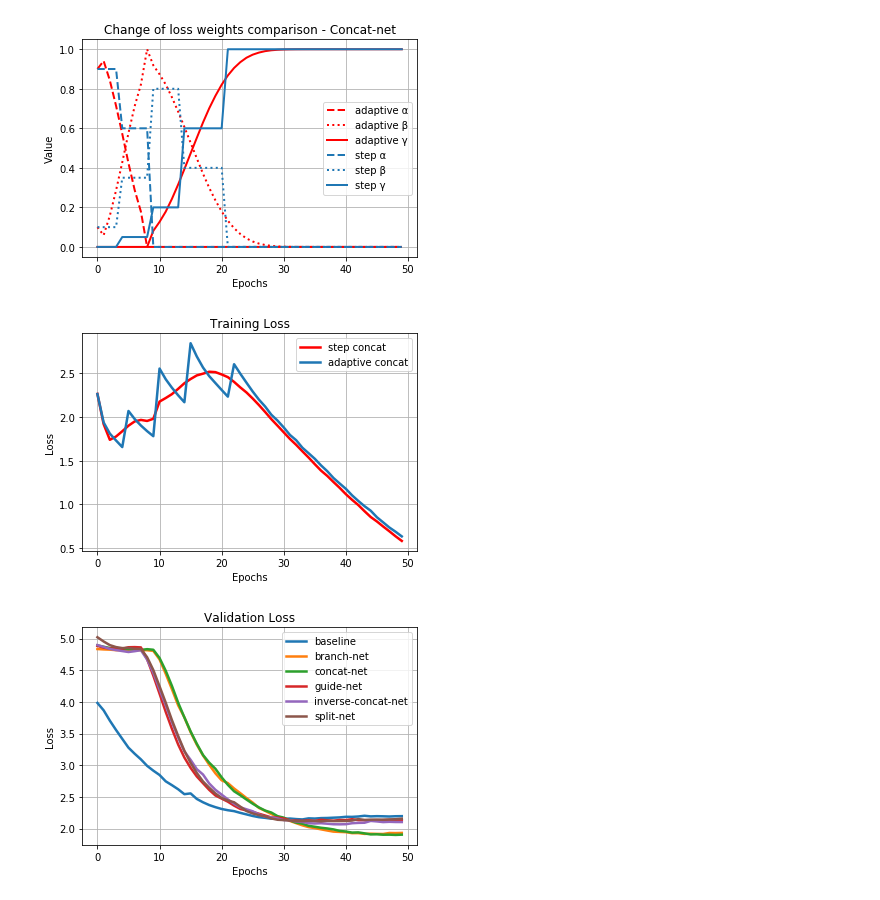
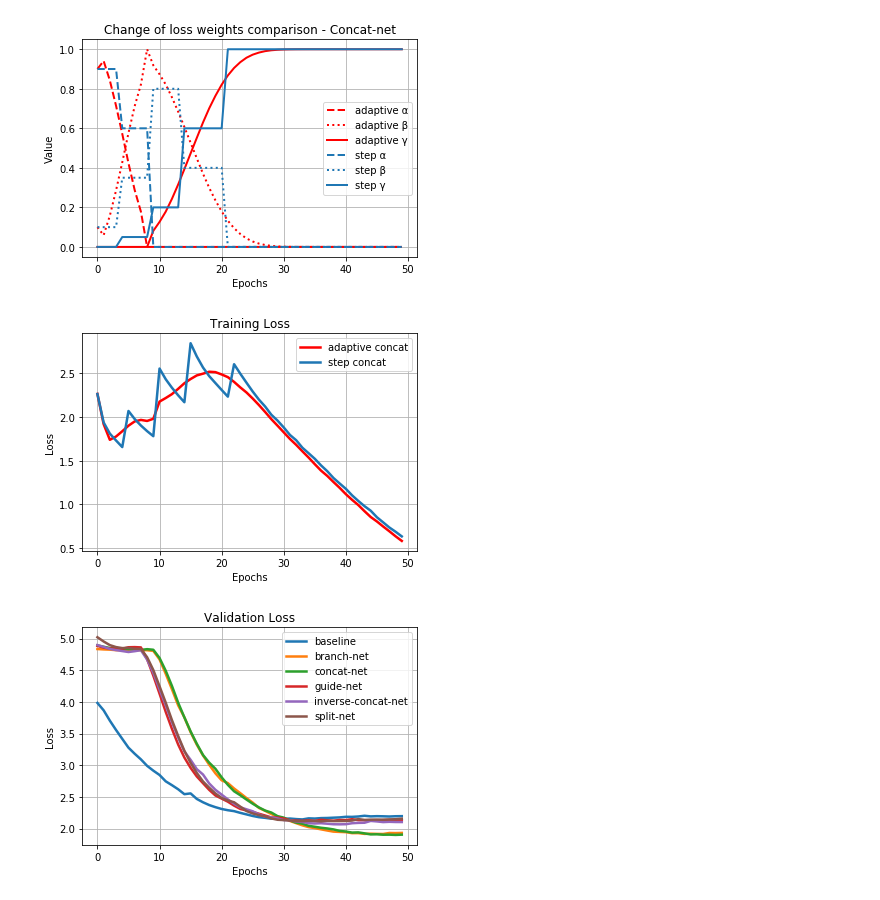
Before and after one commit to inoueMashuu/coarse-to-fine-convnets, a Jupyter notebook: cifar-100-training-analysis.ipynb, the cells around one changed output. Cells and saved outputs as stored; diff of their text form; code cells hidden in the pictures.

Commit message:
updating mislabeled figures

```diff
--- a/cifar-100-training-analysis.ipynb
+++ b/cifar-100-training-analysis.ipynb
@@ -83,17 +83,17 @@ plt.show()
 # %%
 plt.plot(adap_concat['loss'], 'r',
          concat['loss'], 'C0',
          linewidth=2.5)
 
-plt.legend(['step concat', 'adaptive concat'])
+plt.legend(['adaptive concat', 'step concat'])
 plt.grid()
 plt.xlabel('Epochs')
 plt.ylabel('Loss')
 plt.title('Training Loss')
 plt.savefig('_analysis-files/cifar-100/comparison-loss-models-concat.pdf')
 plt.show()
 # %% [output]
-[figure, old version]
+[figure, new version]
 # %%
 df_val_loss = pd.DataFrame(data = {'baseline': baseline['val_loss'],
                               'branch-net': adap_branch['val_predictions_fine_loss'],
```
Also changed, not shown: 1 other file.
